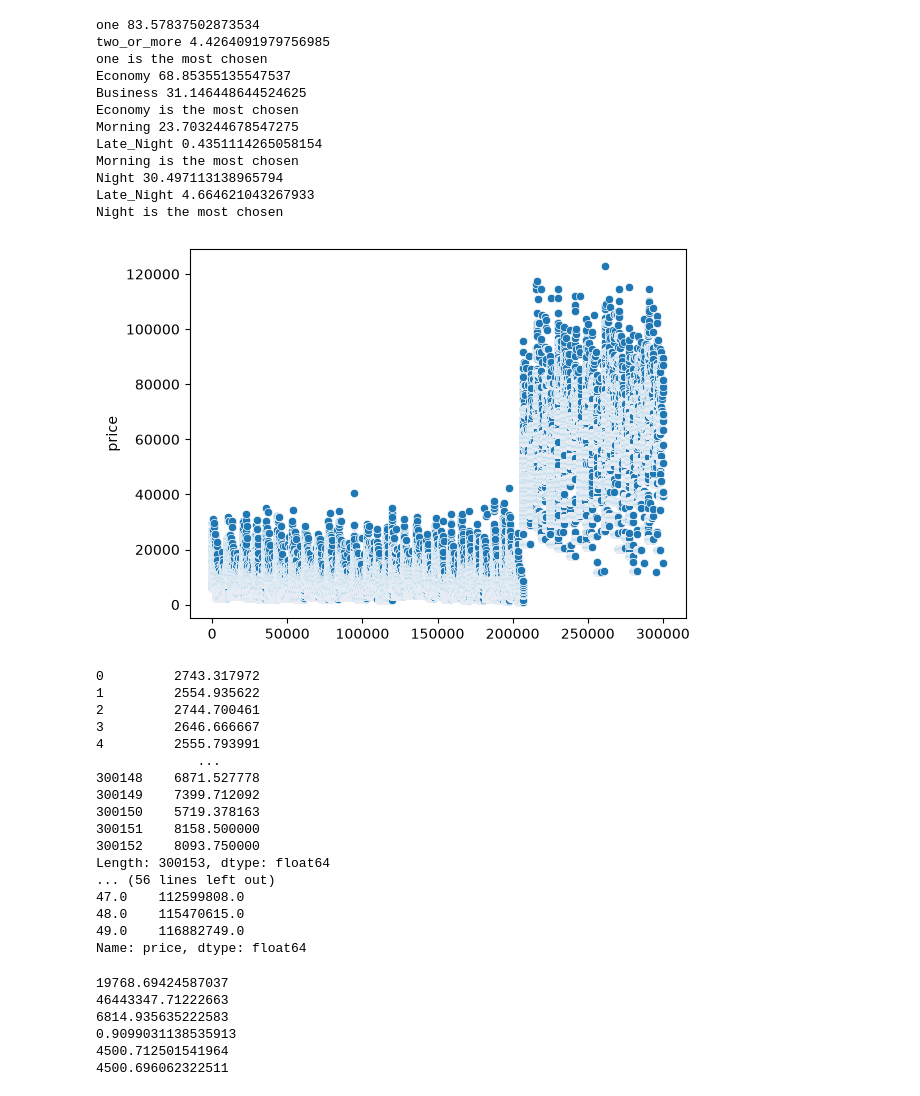
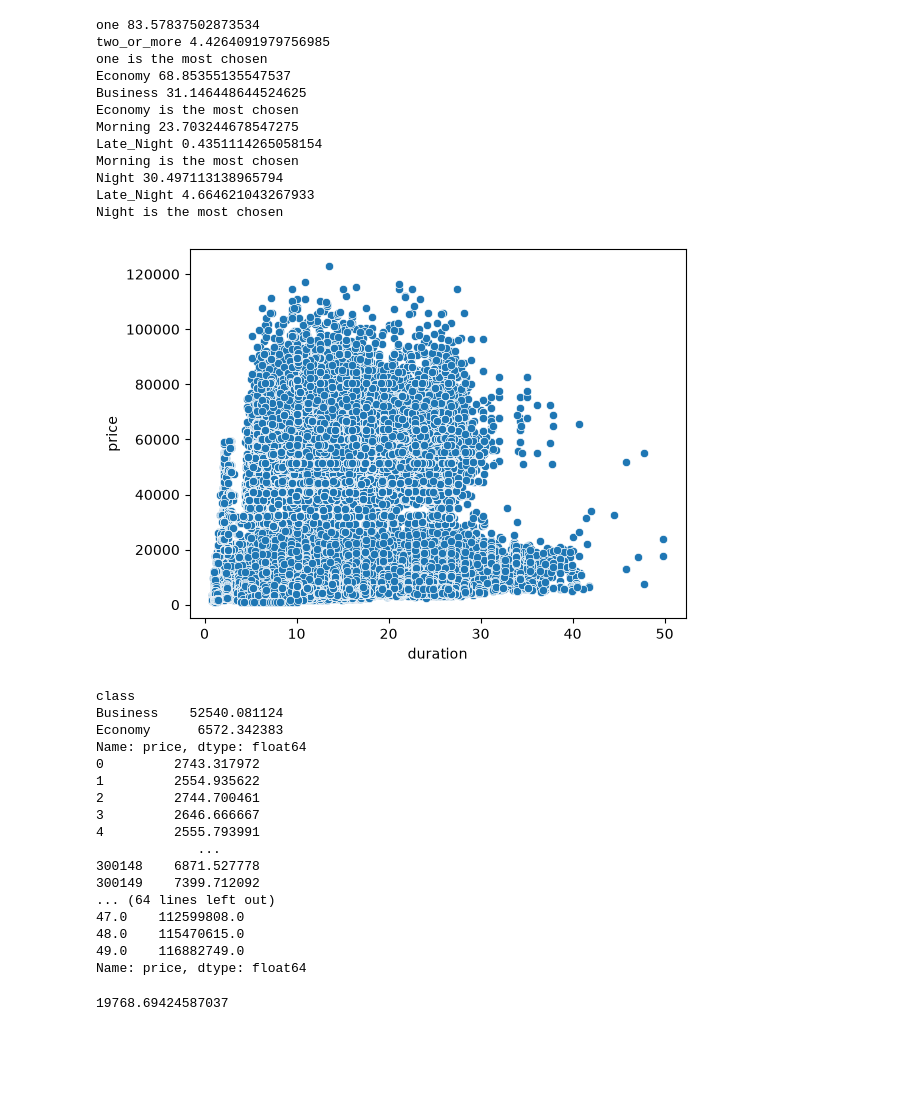
Before and after one commit to aymen-alarcon/Prediction-du-prix, a Jupyter notebook: notebooks/flight_price_prediction.ipynb, the cells around one changed output. Saved outputs shown, nothing was run; the diff lists cells and outputs as text; code cells hidden in the pictures; blank space fills up the shorter version.

```diff
--- a/notebooks/flight_price_prediction.ipynb
+++ b/notebooks/flight_price_prediction.ipynb
@@ -3,9 +3,11 @@ import pandas as pd
 
 data = pd.read_csv("../data/Clean_Dataset.csv")
 
+data = data.drop_duplicates()
 
-data = data.rename(columns={"Unnamed: 0": "id"})
-data.drop_duplicates()
+
+print(data.shape)
+print(data.dtypes)
 
 columns = []
 
@@ -24,7 +26,7 @@ data["price"] = data["price"].astype(float)
 data["days_left"] = data["days_left"].astype(float)
 data["duration"] = data["duration"].astype(float)
 
-data = data.drop(columns=["flight", "id"])
+data = data.drop(columns=["flight", "Unnamed: 0"])
 
 print(data)
 # %% [output]
@@ -81,23 +80,39 @@ Night is the most chosen
 # %%
 
 import seaborn as sns
 import matplotlib.pyplot as plt
 
+numerical_cols = ["price", "duration", "days_left"]
 
-sns.scatterplot(data['price'])
+for col in numerical_cols:
+    sns.boxplot(data=data, x=col)
+    plt.show()
+
+for col in numerical_cols:
+    sns.histplot(data=data, x=col)
+    plt.show()
+
+sns.scatterplot(data=data, x="duration", y="price")
 plt.show()
 # %% [output]
-[figure, old version]
+[figure, new version]
 # %%
 price_per_hour = data["price_per_hour"] = data["price"] / data["duration"]
-price_by_stop = data.groupby("stops")["price"].sum()
+price_by_stop = data.groupby("stops")["price"].median()
 airline_revenue_by_flight = data.groupby("airline")["price"].mean()
 price_by_days_left = data.groupby("days_left")["price"].sum()
+class_price = data.groupby("class")["price"].mean()
+
+print(class_price)
 print(price_per_hour)
 print(airline_revenue_by_flight)
 print(price_by_stop)
 print(price_by_days_left)
 # %% [output]
+class
+Business    52540.081124
+Economy      6572.342383
+Name: price, dtype: float64
 0         2743.317972
 1         2554.935622
 2         2744.700461
@@ -106,11 +121,7 @@ print(price_by_days_left)
              ...
 300148    6871.527778
 300149    7399.712092
-300150    5719.378163
-300151    8158.500000
-300152    8093.750000
-Length: 300153, dtype: float64
-... (56 lines left out)
+... (64 lines left out)
 47.0    112599808.0
 48.0    115470615.0
 49.0    116882749.0
@@ -132,10 +168,8 @@ target = encoded_cat["price"]
 # %%
 from sklearn.model_selection import train_test_split
 from sklearn.metrics import mean_absolute_error, mean_squared_error, r2_score
-from sklearn.linear_model import LinearRegression
-from sklearn.linear_model import Ridge
 from sklearn.dummy import DummyRegressor
-from sklearn.ensemble import RandomForestRegressor
+
 
 x = final_features
 y = target
@@ -156,44 +190,5 @@ dummy_pred = dummy_model.predict(x_test)
 dummy_mae = mean_absolute_error(y_test, dummy_pred)
 
 print(dummy_mae)
-
-model = LinearRegression()
-
-model.fit(x_train, y_train)
-
-y_pred = model.predict(x_test)
-
-linear_mae = mean_absolute_error(y_test, y_pred)
-linear_mse = mean_squared_error(y_test, y_pred)
-linear_rmse = linear_mse ** 0.5
-linear_r2 = r2_score(y_test, y_pred)
-print(linear_mse)
-print(linear_rmse)
-print(linear_r2)
-print(linear_mae)
-
-ridge_model = Ridge(alpha=1)
-
-ridge_model.fit(x_train,y_train)
-
-y_pred_ridge = ridge_model.predict(x_test)
-
-mae_ridge = mean_absolute_error(y_test, y_pred_ridge)
-
-print(mae_ridge)
-
-model_rand_forest = RandomForestRegressor(n_estimators=100, random_state=42)
-model_rand_forest.fit(x_train, y_train)
-
-
-y_pred_rf = model_rand_forest.predict(x_test)
-mae_rf = mean_absolute_error(y_test, y_pred_rf)
-
-print(mae_rf)
 # %% [output]
 19768.69424587037
-46443347.71222663
-6814.935635222583
-0.9099031138535913
-4500.712501541964
-4500.696062322511
```
Also changed, not shown: parts of 5 cells of this notebook.
